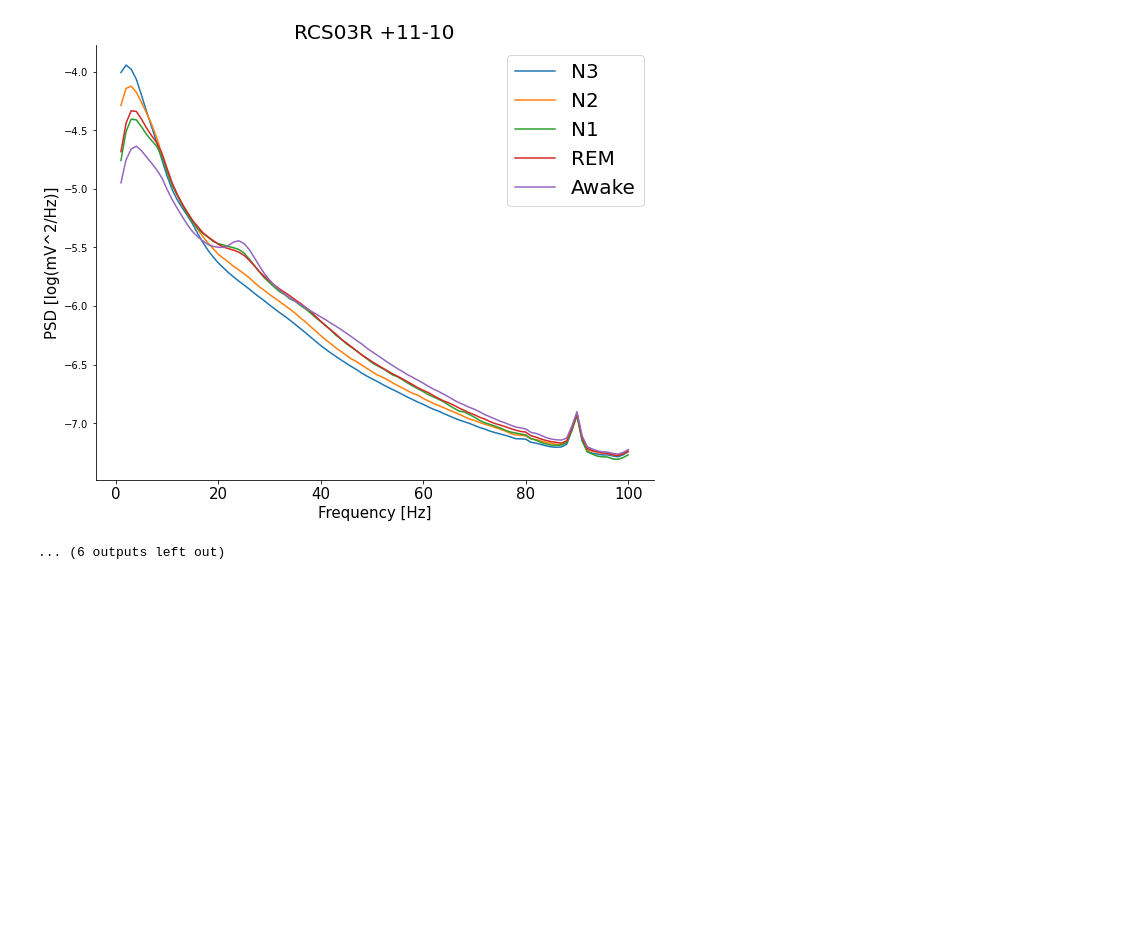
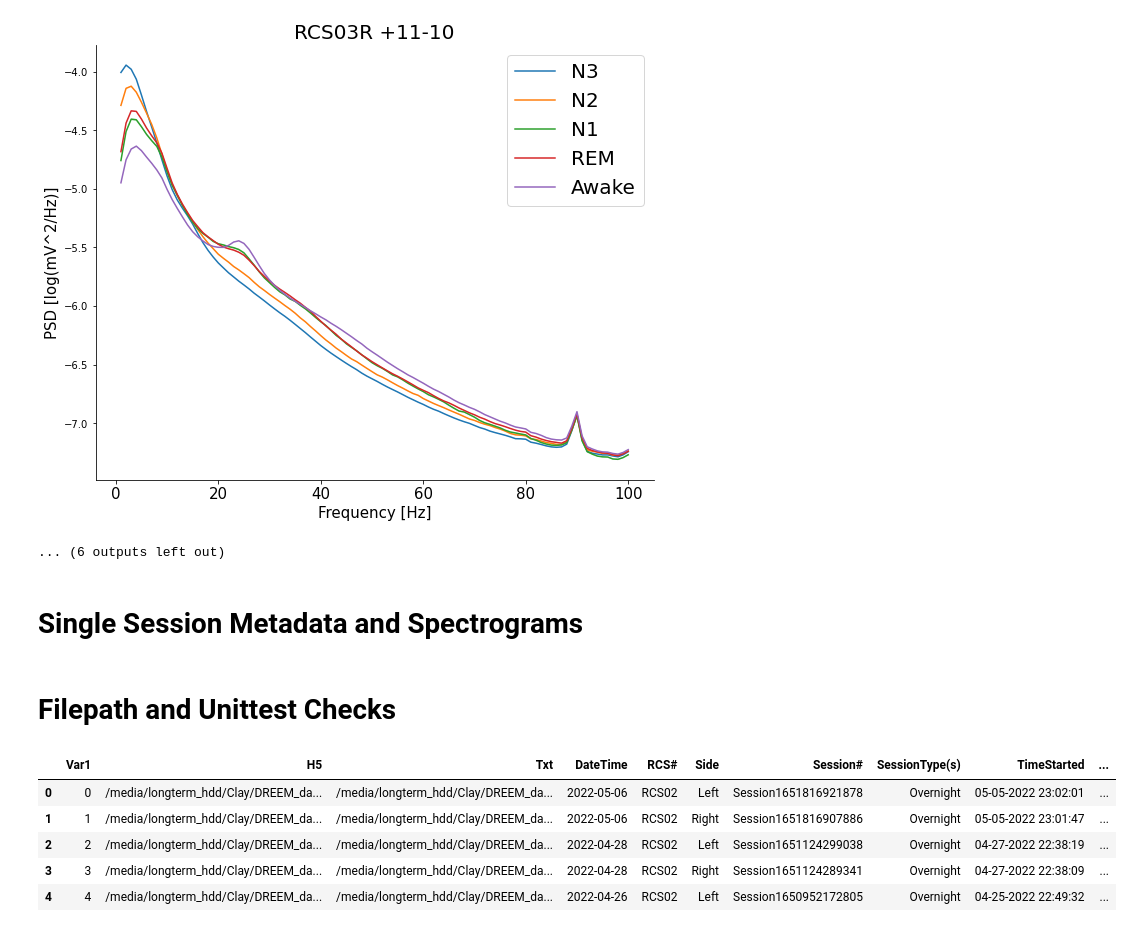
Before and after one commit to claysmyth/LittleStarr, a Jupyter notebook: quality_control/viz_psd_sleep_stage.ipynb, the cells around one changed output. Saved outputs shown, nothing was run; the diff lists cells and outputs as text; code cells hidden in the pictures; blank space fills up the shorter version.

```diff
--- a/quality_control/viz_psd_sleep_stage.ipynb
+++ b/quality_control/viz_psd_sleep_stage.ipynb
@@ -149,3 +154,5 @@ for dir in parent_directories:
 [figure]
 [figure]
 ... (6 outputs left out)
+# %% [markdown]
+# Single Session Metadata and Spectrograms
@@ -151,0 +178,2 @@ for dir in parent_directories:
+# %% [markdown]
+# Filepath and Unittest Checks
@@ -151,0 +182,9 @@ for dir in parent_directories:
+# %%
+file_paths.head()
+# %% [output]
+|  | Var1 | H5 | Txt | DateTime | RCS# | Side | Session# | SessionType(s) | TimeStarted | ... |
+| 0 | 0 | /media/longterm_hdd/Clay/DREEM_da... | /media/longterm_hdd/Clay/DREEM_da... | 2022-05-06 | RCS02 | Left | Session1651816921878 | Overnight | 05-05-2022 23:02:01 | ... |
+| 1 | 1 | /media/longterm_hdd/Clay/DREEM_da... | /media/longterm_hdd/Clay/DREEM_da... | 2022-05-06 | RCS02 | Right | Session1651816907886 | Overnight | 05-05-2022 23:01:47 | ... |
+| 2 | 2 | /media/longterm_hdd/Clay/DREEM_da... | /media/longterm_hdd/Clay/DREEM_da... | 2022-04-28 | RCS02 | Left | Session1651124299038 | Overnight | 04-27-2022 22:38:19 | ... |
+| 3 | 3 | /media/longterm_hdd/Clay/DREEM_da... | /media/longterm_hdd/Clay/DREEM_da... | 2022-04-28 | RCS02 | Right | Session1651124289341 | Overnight | 04-27-2022 22:38:09 | ... |
+| 4 | 4 | /media/longterm_hdd/Clay/DREEM_da... | /media/longterm_hdd/Clay/DREEM_da... | 2022-04-26 | RCS02 | Left | Session1650952172805 | Overnight | 04-25-2022 22:49:32 | ... |
```
Also changed, not shown: parts of 12 cells of this notebook, 1 other file.
